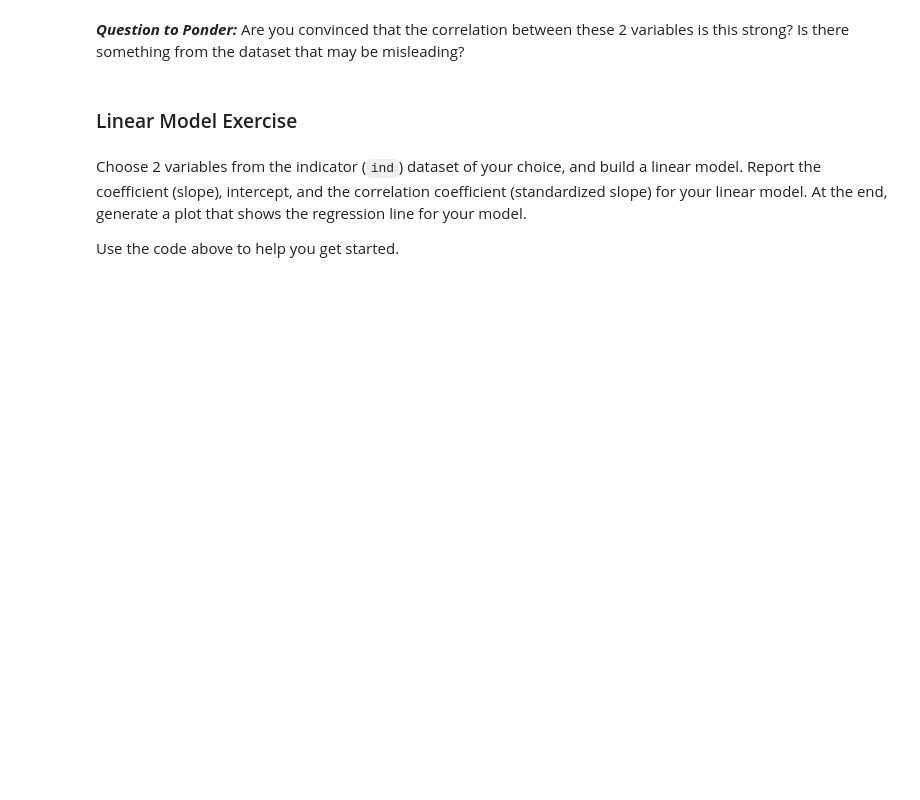
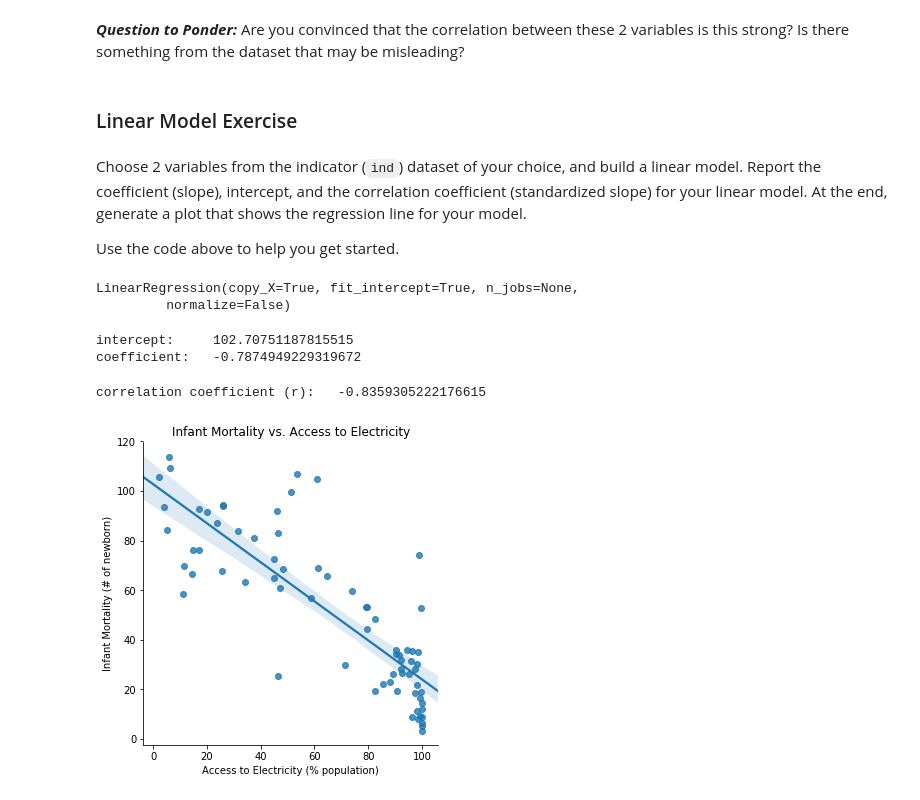
Before and after one commit to yuyang-zhong/dss-s19, a Jupyter notebook: BADSS/BADSS-Workshop 3.ipynb, the cells around one changed output. Saved outputs shown, nothing was run; the diff lists cells and outputs as text; code cells hidden in the pictures; blank space fills up the shorter version.

```diff
--- a/BADSS/BADSS-Workshop 3.ipynb
+++ b/BADSS/BADSS-Workshop 3.ipynb
@@ -184,3 +255,18 @@ plt.ylabel('Life Expectancy at Birth (years)');
 Choose 2 variables from the indicator (`ind`) dataset of your choice, and build a linear model. Report the coefficient (slope), intercept, and the correlation coefficient (standardized slope) for your linear model. At the end, generate a plot that shows the regression line for your model.
 
 Use the code above to help you get started.
+# %%
+x1 = ind[['elec']]
+y1 = ind[['mort']]
+
+mort_v_elec = LinearRegression()
+mort_v_elec.fit(x1, y1)
+# %% [output]
+LinearRegression(copy_X=True, fit_intercept=True, n_jobs=None,
+         normalize=False)
+# %%
+print("intercept:    ", mort_v_elec.intercept_[0])
+print("coefficient:  ", mort_v_elec.coef_[0][0])
+# %% [output]
+intercept:     102.70751187815515
+coefficient:   -0.7874949229319672
@@ -186,0 +281,13 @@ Use the code above to help you get started.
+# %%
+mort_v_elec_std = LinearRegression()
+mort_v_elec_std.fit(x1_std, y1_std)
+print("correlation coefficient (r):  ", mort_v_elec_std.coef_[0][0])
+# %% [output]
+correlation coefficient (r):   -0.8359305222176615
+# %%
+sns.lmplot('elec', 'mort', data=ind)
+plt.title('Infant Mortality vs. Access to Electricity')
+plt.xlabel('Access to Electricity (% population)')
+plt.ylabel('Infant Mortality (# of newborn)');
+# %% [output]
+[figure, added]
```
Also changed, not shown: parts of 24 cells of this notebook.
